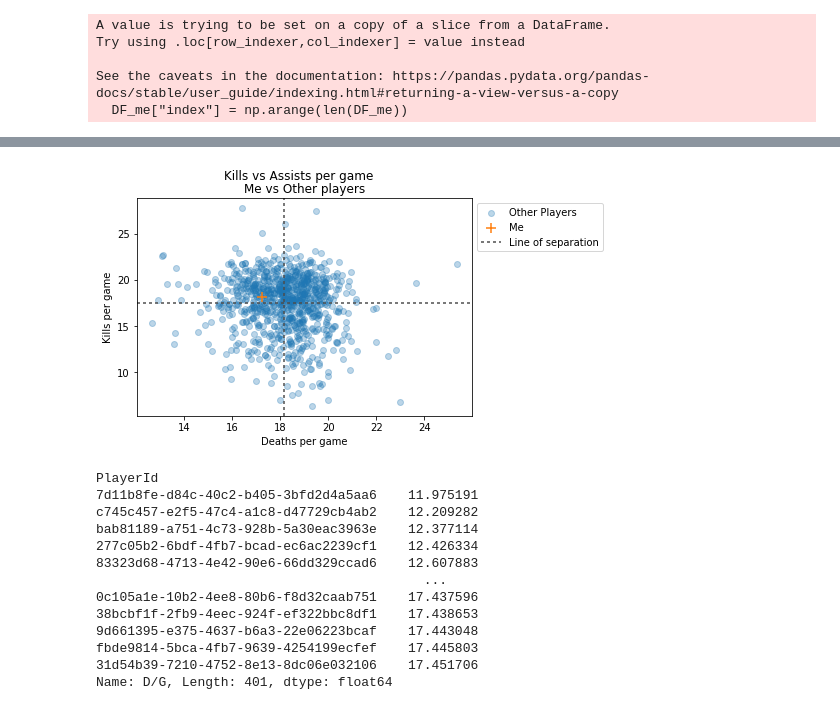
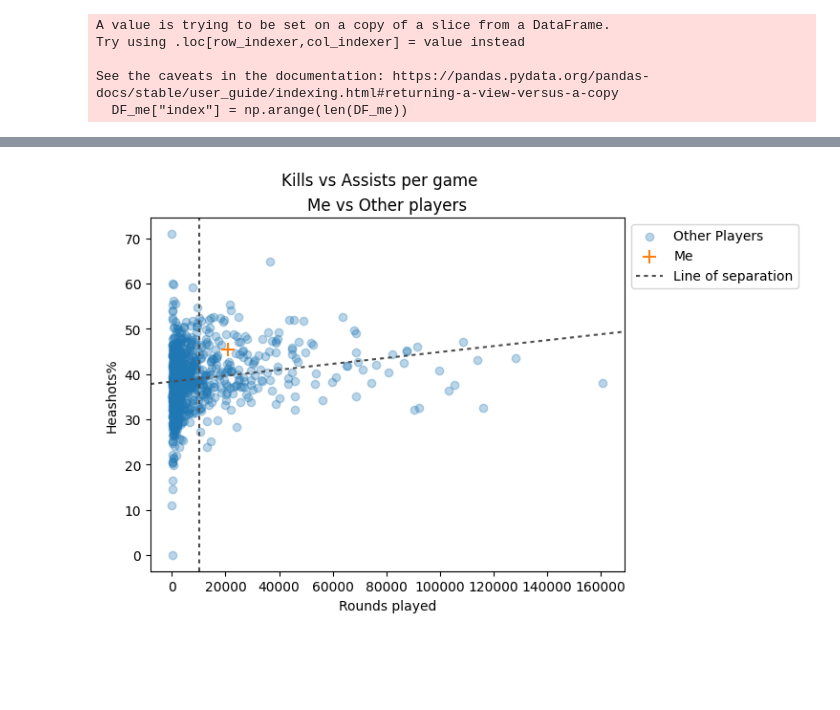
Before and after one commit to Mamin-gamer/Data-collection, a Jupyter notebook: notebooks/MeVsAll.ipynb, the cells around one changed output, grey strips where cells are left out. Saved outputs shown, nothing was run; the diff lists cells and outputs as text; code cells hidden in the pictures; blank space fills up the shorter version.

```diff
--- a/notebooks/MeVsAll.ipynb
+++ b/notebooks/MeVsAll.ipynb
@@ -323,6 +301,0 @@ All_players.query("Me == True")
-# %%
-# All_players["Better"]
-All_players["HaveBetterK/G"] = All_players["K/G"] > 18.150485
-All_players["HaveBetterA/G"] = All_players["A/G"] > 4.490291
-
-All_players["BetterGameRatio"] = All_players["HaveBetterK/G"] & All_players["HaveBetterA/G"]
@@ -340,0 +302,10 @@ print(round(len(All_players[All_players["K/R"] < 0.714197]) / 864 * 100, 2)) # b
+# %%
+def linear_regression(x, y):
+    meanx = np.mean(x)
+    meany = np.mean(y)
+    sigmax  = np.std(x)
+    sigmay  = np.std(y)
+    sigmaxy = np.sum(np.multiply(x-meanx,y-meany))/(len(x)-1)
+    m = sigmaxy/(sigmax*sigmax)
+    q = meany-m*meanx
+    return m,q
@@ -380,39 +405,44 @@ plt.show()
 # %%
 fig, ax = plt.subplots()
 ax.scatter(
-    All_players.query("Me != True")["D/G"],
-    All_players.query("Me != True")["K/G"],
+    All_players.query("Me != True")["Rounds"],
+    All_players.query("Me != True")["Headshots%"],
     alpha=0.3,
     label="Other Players",
 )
+
+m, q = linear_regression(All_players.query("Me != True")["Rounds"], All_players.query("Me != True")["Headshots%"])
+line = m * All_players.query("Me != True")["Rounds"] + q
+
 ax.scatter(
-    All_players.query("Me == True")["D/G"],
-    All_players.query("Me == True")["K/G"],
+    All_players.query("Me == True")["Rounds"],
+    All_players.query("Me == True")["Headshots%"],
     marker="+",
     s=100,
     label="Me",
     alpha=1,
 )
 
 
-ax.axhline(
-    All_players["K/G"].mean(),
+ax.axline(
+    (All_players["Rounds"].mean(),All_players["Headshots%"].mean()),
+    slope = m,
     color=".3",
     dashes=(2, 2),
     label="Line of separation",
 )
 
 ax.axvline(
-    All_players["D/G"].mean(),
+    All_players["Rounds"].mean(),
     color=".3",
     dashes=(2, 2),
 )
 
-plt.xlabel("Deaths per game")
-plt.ylabel("Kills per game")
+plt.xlabel("Rounds played")
+plt.ylabel("Heashots%")
 plt.legend(bbox_to_anchor=(1, 1), loc="upper left")
 plt.suptitle("Kills vs Assists per game")
 plt.title("Me vs Other players")
 plt.show()
 # %% [output]
-[figure, old version]
+[figure, new version]
@@ -427,16 +448,0 @@ y2 =  x - All_players["D/G"].mean() + All_players["K/G"].mean()
-# %%
-y2 #= np.linspace(y2.min(), y2.max(), len(x))
-# %% [output]
-PlayerId
-7d11b8fe-d84c-40c2-b405-3bfd2d4a5aa6    11.975191
-c745c457-e2f5-47c4-a1c8-d47729cb4ab2    12.209282
-bab81189-a751-4c73-928b-5a30eac3963e    12.377114
-277c05b2-6bdf-4fb7-bcad-ec6ac2239cf1    12.426334
-83323d68-4713-4e42-90e6-66dd329ccad6    12.607883
-                                          ...
-0c105a1e-10b2-4ee8-80b6-f8d32caab751    17.437596
-38bcbf1f-2fb9-4eec-924f-ef322bbc8df1    17.438653
-9d661395-e375-4637-b6a3-22e06223bcaf    17.443048
-fbde9814-5bca-4fb7-9639-4254199ecfef    17.445803
-31d54b39-7210-4752-8e13-8dc06e032106    17.451706
-Name: D/G, Length: 401, dtype: float64
```
Also changed, not shown: parts of 27 cells of this notebook.
